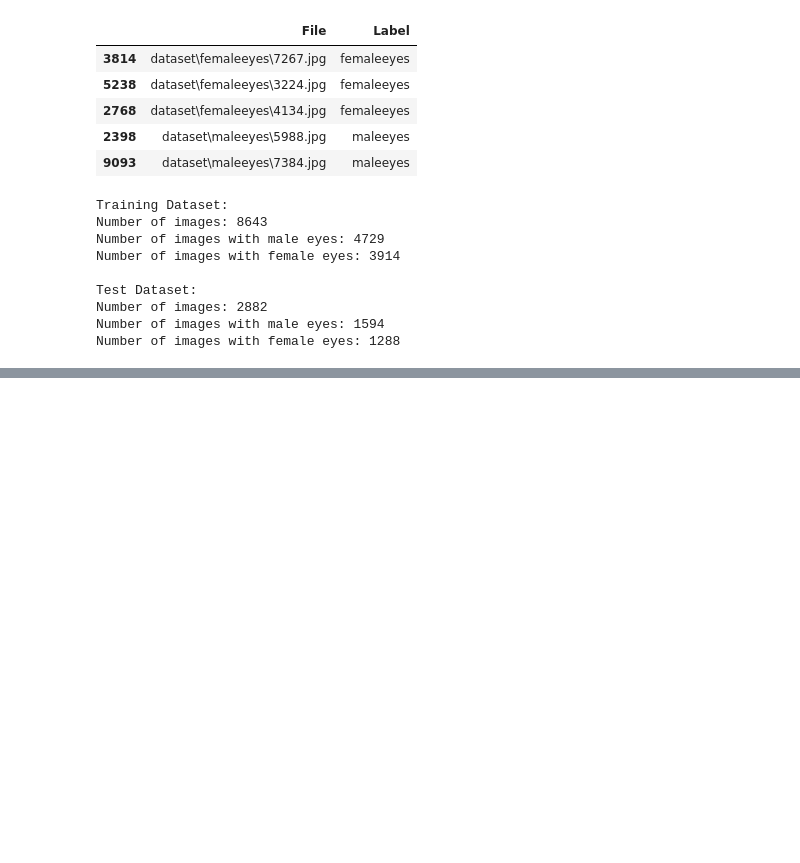
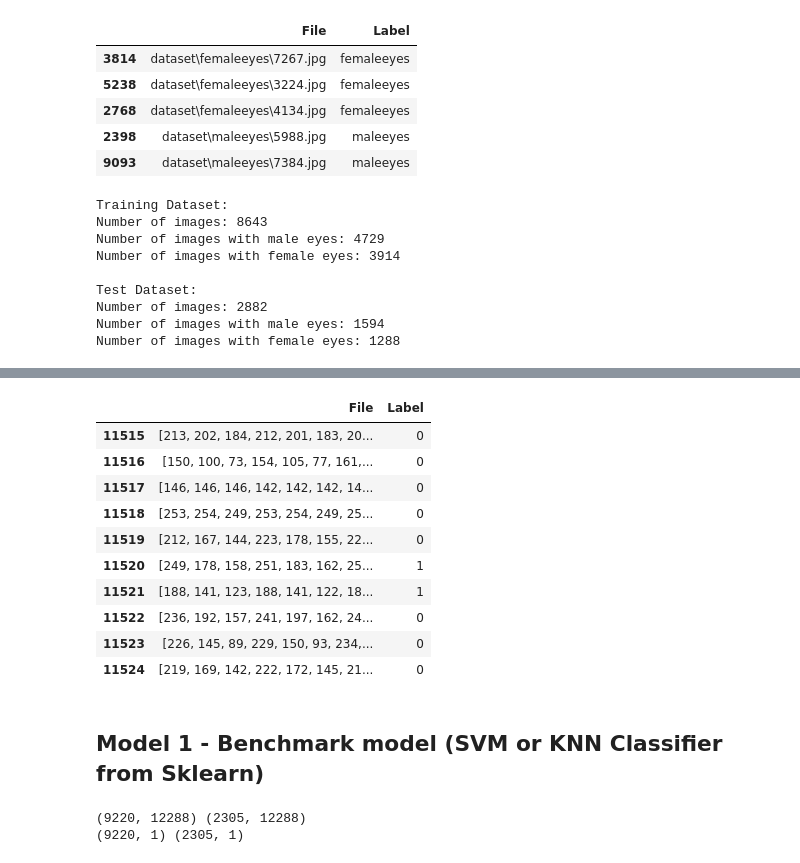
Before and after one commit to VaderSame/eyes-classification, a Jupyter notebook: Project3-200543129_Semal_Shastri.ipynb, the cells around one changed output, grey strips where cells are left out. Drawn from its saved outputs; the diff is of its cells as text; code cells hidden in the pictures; blank space fills up the shorter version.

```diff
--- a/Project3-200543129_Semal_Shastri.ipynb
+++ b/Project3-200543129_Semal_Shastri.ipynb
@@ -142,0 +257,17 @@ y_test = LE.fit_transform(testset_df["Label"])
+# %%
+display(df1.tail(10))
+# %% [output]
+|  | File | Label |
+| 11515 | [213, 202, 184, 212, 201, 183, 20... | 0 |
+| 11516 | [150, 100, 73, 154, 105, 77, 161,... | 0 |
+| 11517 | [146, 146, 146, 142, 142, 142, 14... | 0 |
+| 11518 | [253, 254, 249, 253, 254, 249, 25... | 0 |
+| 11519 | [212, 167, 144, 223, 178, 155, 22... | 0 |
+| 11520 | [249, 178, 158, 251, 183, 162, 25... | 1 |
+| 11521 | [188, 141, 123, 188, 141, 122, 18... | 1 |
+| 11522 | [236, 192, 157, 241, 197, 162, 24... | 0 |
+| 11523 | [226, 145, 89, 229, 150, 93, 234,... | 0 |
+| 11524 | [219, 169, 142, 222, 172, 145, 21... | 0 |
+# %% [markdown]
+
+##  Model 1 - Benchmark model (SVM or KNN Classifier from Sklearn)
@@ -142,0 +281,11 @@ y_test = LE.fit_transform(testset_df["Label"])
+# %%
+# Split data into train and test
+X_train1, X_test1,y_train1, y_test1 = train_test_split(df1.File, df1.Label, test_size = 0.2, random_state = 7)
+
+X_train1, X_test1,y_train1, y_test1 = cleaned([X_train1, X_test1,y_train1, y_test1])
+
+print(X_train1.shape, X_test1.shape)
+print(y_train1.shape, y_test1.shape)
+# %% [output]
+(9220, 12288) (2305, 12288)
+(9220, 1) (2305, 1)
```
Also changed, not shown: parts of 23 cells of this notebook, 1 other file.
